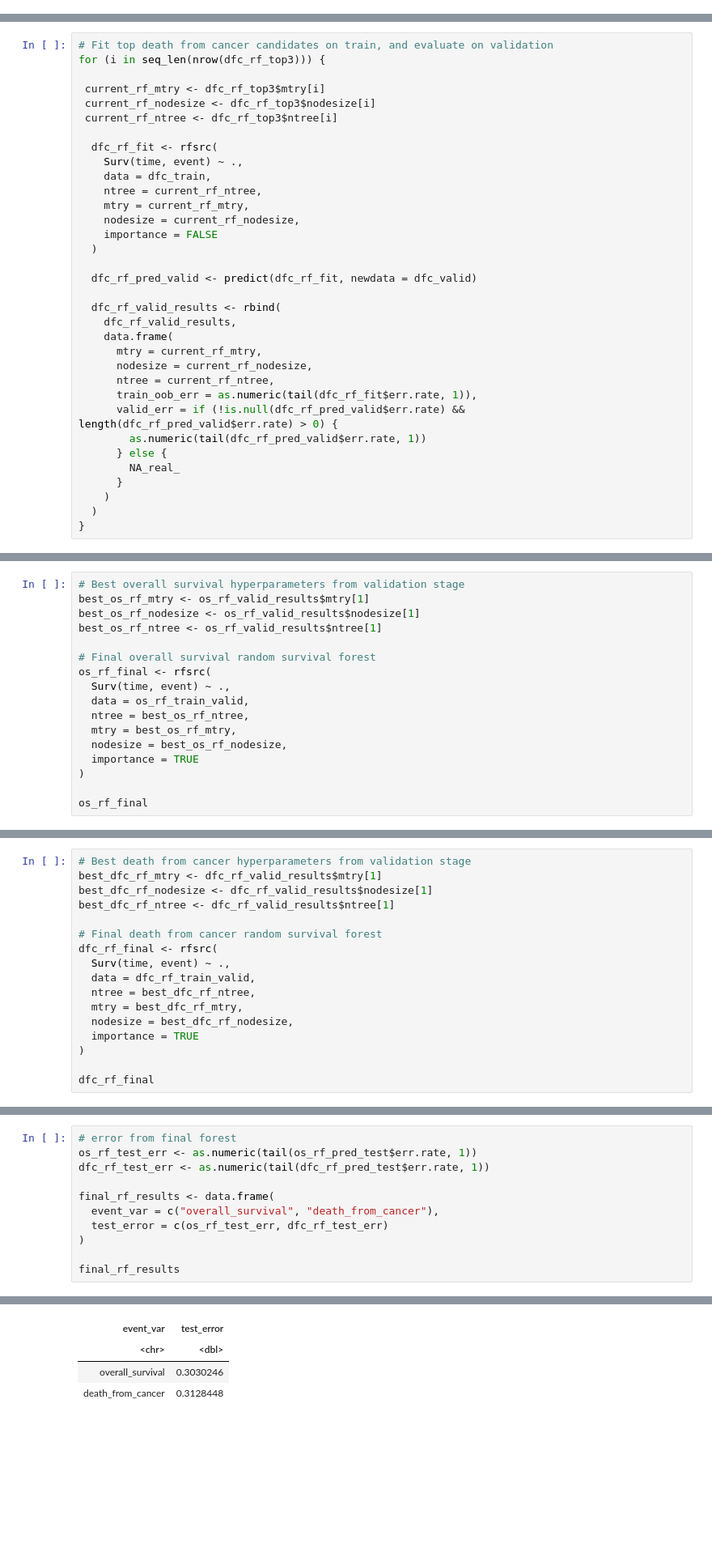
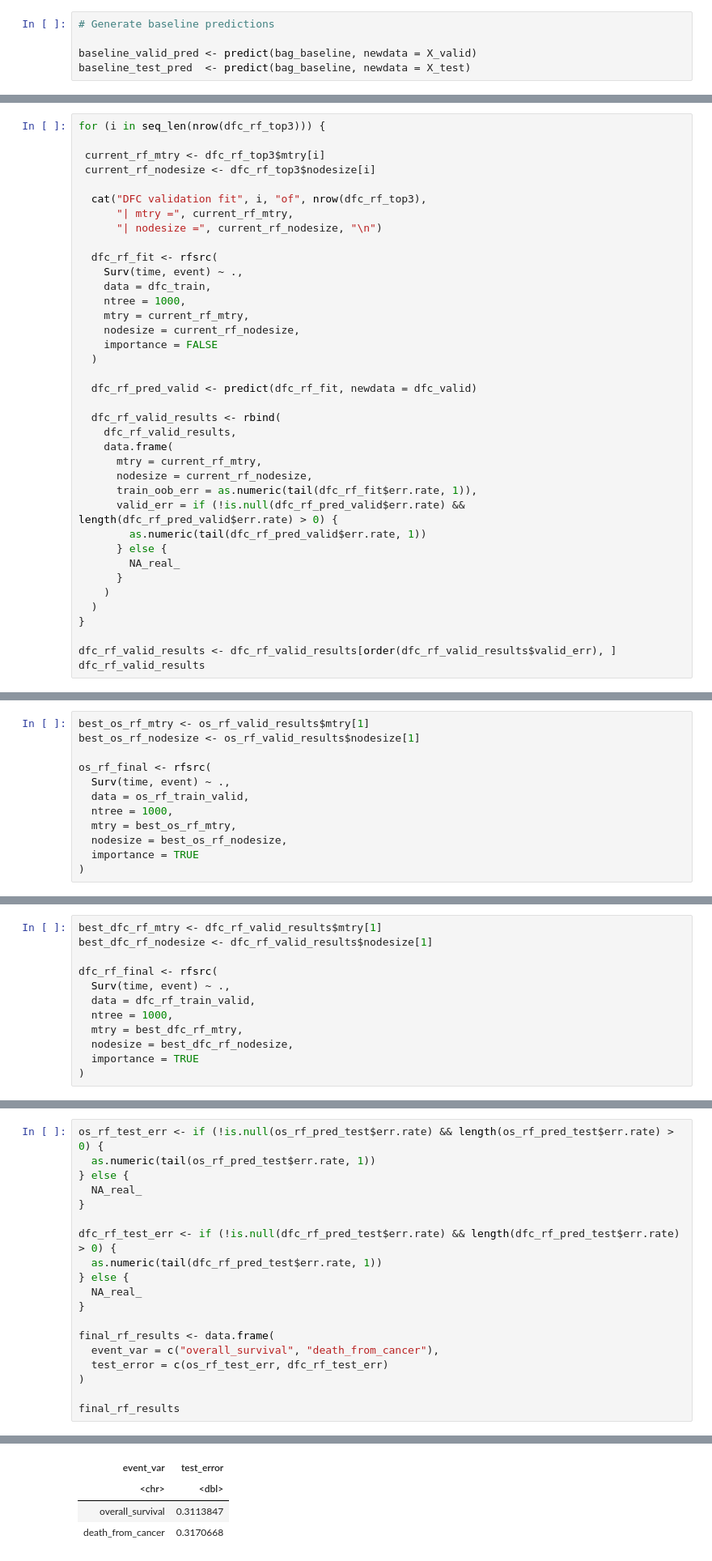
Before and after one commit to harrisdurrani/data_mining_project, a Jupyter notebook: Ensemble Tree Methods (R code).ipynb, the cells around one changed output, grey strips where cells are left out. Shown at 81% size. Drawn from its saved outputs; the diff is of its cells as text; blank space fills up the shorter version.

```diff
--- a/Ensemble Tree Methods (R code).ipynb
+++ b/Ensemble Tree Methods (R code).ipynb
@@ -894,0 +811,5 @@ Test Brier Score: 0.0981013
+# %%
+# Generate baseline predictions
+
+baseline_valid_pred <- predict(bag_baseline, newdata = X_valid)
+baseline_test_pred  <- predict(bag_baseline, newdata = X_test)
@@ -1087,15 +1214,17 @@ A data.frame: 3 × 5
 # %%
-# Fit top death from cancer candidates on train, and evaluate on validation
 for (i in seq_len(nrow(dfc_rf_top3))) {
 
  current_rf_mtry <- dfc_rf_top3$mtry[i]
  current_rf_nodesize <- dfc_rf_top3$nodesize[i]
- current_rf_ntree <- dfc_rf_top3$ntree[i]
+
+  cat("DFC validation fit", i, "of", nrow(dfc_rf_top3),
+      "| mtry =", current_rf_mtry,
+      "| nodesize =", current_rf_nodesize, "\n")
 
   dfc_rf_fit <- rfsrc(
     Surv(time, event) ~ .,
     data = dfc_train,
-    ntree = current_rf_ntree,
+    ntree = 1000,
     mtry = current_rf_mtry,
     nodesize = current_rf_nodesize,
     importance = FALSE
@@ -1108,7 +1237,6 @@ for (i in seq_len(nrow(dfc_rf_top3))) {
     data.frame(
       mtry = current_rf_mtry,
       nodesize = current_rf_nodesize,
-      ntree = current_rf_ntree,
       train_oob_err = as.numeric(tail(dfc_rf_fit$err.rate, 1)),
       valid_err = if (!is.null(dfc_rf_pred_valid$err.rate) && length(dfc_rf_pred_valid$err.rate) > 0) {
         as.numeric(tail(dfc_rf_pred_valid$err.rate, 1))
@@ -1118,3 +1246,6 @@ for (i in seq_len(nrow(dfc_rf_top3))) {
     )
   )
 }
+
+dfc_rf_valid_results <- dfc_rf_valid_results[order(dfc_rf_valid_results$valid_err), ]
+dfc_rf_valid_results
@@ -1136,19 +1265,14 @@ A data.frame: 3 × 5
 os_rf_train_valid <- rbind(os_train, os_valid)
 dfc_rf_train_valid <- rbind(dfc_train, dfc_valid)
 # %%
-# Best overall survival hyperparameters from validation stage
 best_os_rf_mtry <- os_rf_valid_results$mtry[1]
 best_os_rf_nodesize <- os_rf_valid_results$nodesize[1]
-best_os_rf_ntree <- os_rf_valid_results$ntree[1]
 
-# Final overall survival random survival forest
 os_rf_final <- rfsrc(
   Surv(time, event) ~ .,
   data = os_rf_train_valid,
-  ntree = best_os_rf_ntree,
+  ntree = 1000,
   mtry = best_os_rf_mtry,
   nodesize = best_os_rf_nodesize,
   importance = TRUE
 )
-
-os_rf_final
@@ -1172,17 +1279,12 @@ No. of variables tried at each split: 25
 # %%
-# Best death from cancer hyperparameters from validation stage
 best_dfc_rf_mtry <- dfc_rf_valid_results$mtry[1]
 best_dfc_rf_nodesize <- dfc_rf_valid_results$nodesize[1]
-best_dfc_rf_ntree <- dfc_rf_valid_results$ntree[1]
 
-# Final death from cancer random survival forest
 dfc_rf_final <- rfsrc(
   Surv(time, event) ~ .,
   data = dfc_rf_train_valid,
-  ntree = best_dfc_rf_ntree,
+  ntree = 1000,
   mtry = best_dfc_rf_mtry,
   nodesize = best_dfc_rf_nodesize,
   importance = TRUE
 )
-
-dfc_rf_final
@@ -1210,22 +1294,30 @@ No. of variables tried at each split: 100
 os_rf_pred_test <- predict(os_rf_final, newdata = os_test)
 dfc_rf_pred_test <- predict(dfc_rf_final, newdata = dfc_test)
 # %%
-# error from final forest
-os_rf_test_err <- as.numeric(tail(os_rf_pred_test$err.rate, 1))
-dfc_rf_test_err <- as.numeric(tail(dfc_rf_pred_test$err.rate, 1))
+os_rf_test_err <- if (!is.null(os_rf_pred_test$err.rate) && length(os_rf_pred_test$err.rate) > 0) {
+  as.numeric(tail(os_rf_pred_test$err.rate, 1))
+} else {
+  NA_real_
+}
+
+dfc_rf_test_err <- if (!is.null(dfc_rf_pred_test$err.rate) && length(dfc_rf_pred_test$err.rate) > 0) {
+  as.numeric(tail(dfc_rf_pred_test$err.rate, 1))
+} else {
+  NA_real_
+}
 
 final_rf_results <- data.frame(
   event_var = c("overall_survival", "death_from_cancer"),
   test_error = c(os_rf_test_err, dfc_rf_test_err)
 )
 
 final_rf_results
 # %% [output]
 A data.frame: 2 × 2
 | event_var | test_error |
 | <chr> | <dbl> |
-| overall_survival | 0.3030246 |
-| death_from_cancer | 0.3128448 |
+| overall_survival | 0.3113847 |
+| death_from_cancer | 0.3170668 |
 # %% [markdown]
 ---
 # %% [markdown]
```
Also changed, not shown: parts of 63 cells of this notebook.
